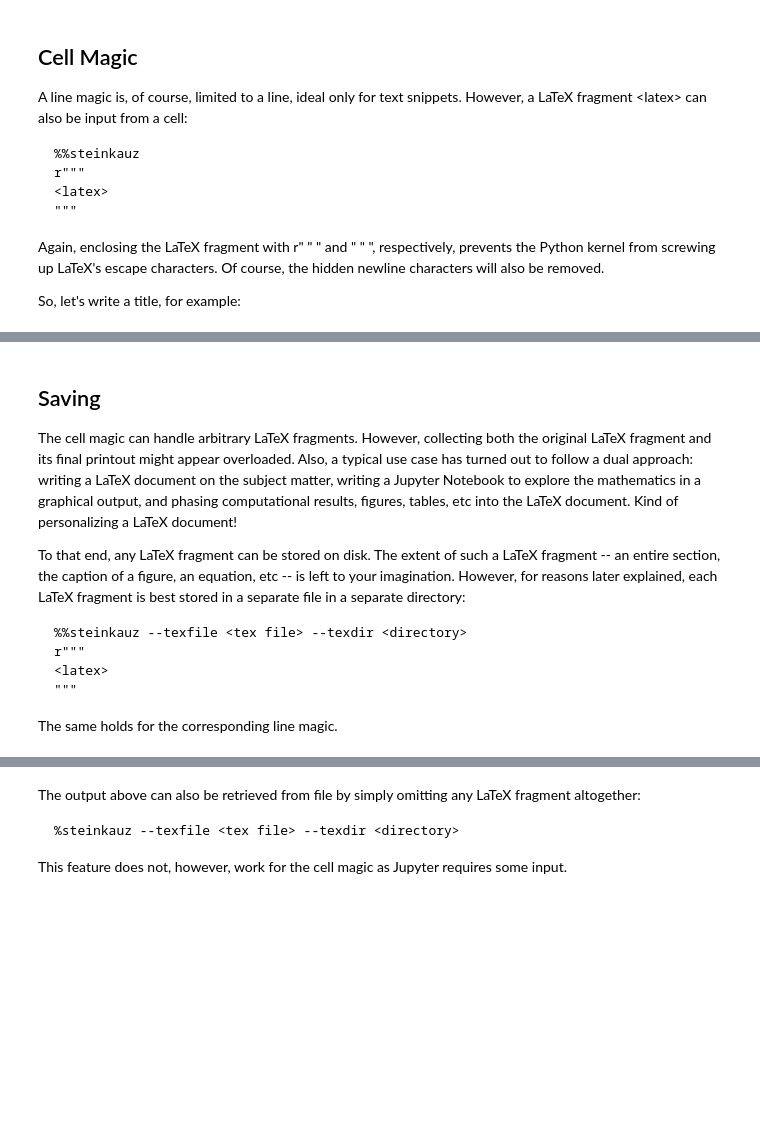
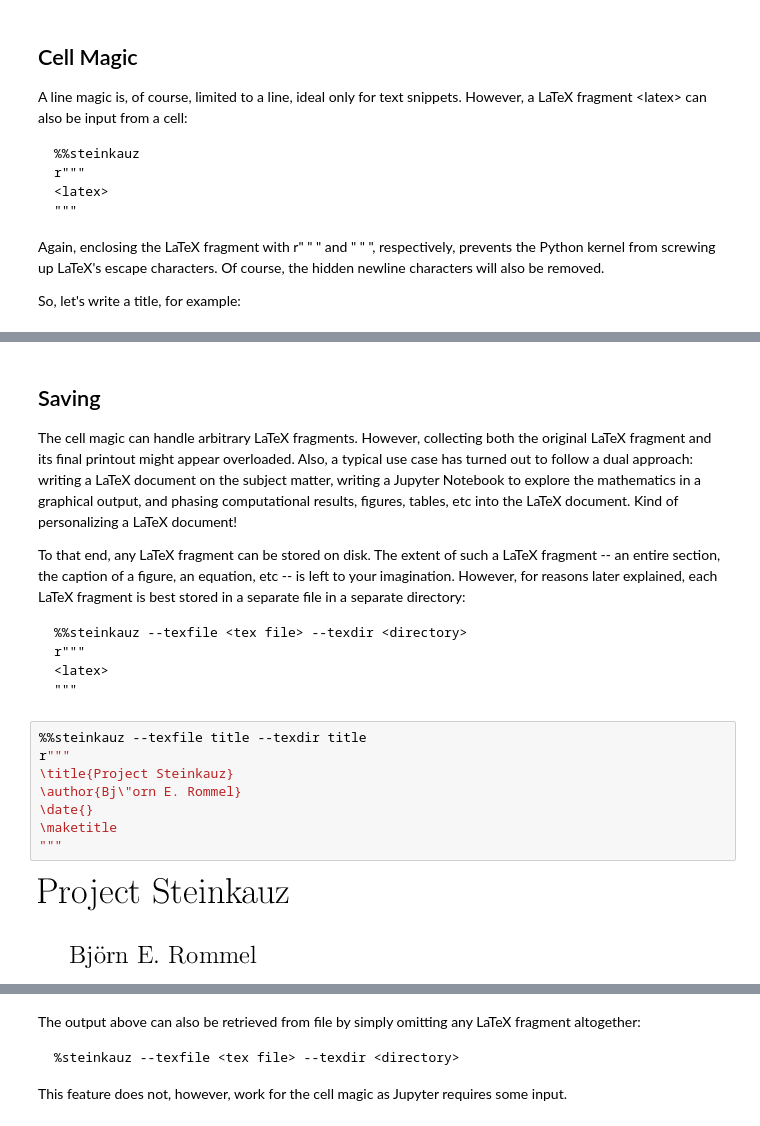
Before and after one commit to bjornrommel/steinkauz, a Jupyter notebook: project/tutorial/tutorial.ipynb, the cells around one changed output, grey strips where cells are left out. Saved outputs shown, nothing was run; the diff lists cells and outputs as text; blank space fills up the shorter version.

Commit message:
update tutorial
Writing the directory title was missing from the notebook.

```diff
--- a/project/tutorial/tutorial.ipynb
+++ b/project/tutorial/tutorial.ipynb
@@ -62,5 +66,13 @@ To that end, any LaTeX fragment can be stored on disk. The extent of such a LaTe
     r"""
     <latex>
     """
-
-The same holds for the corresponding line magic.
+# %%
+%%steinkauz --texfile title --texdir title
+r"""
+\title{Project Steinkauz}
+\author{Bj\"orn E. Rommel}
+\date{}
+\maketitle
+"""
+# %% [output]
+[figure, added]
```
Also changed, not shown: parts of 4 cells of this notebook, 2 other files.
